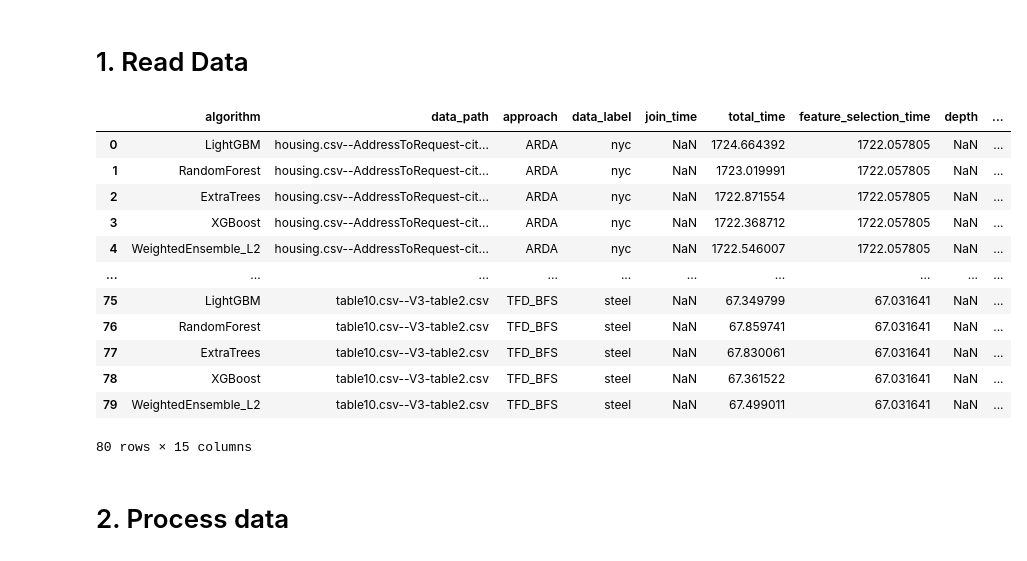
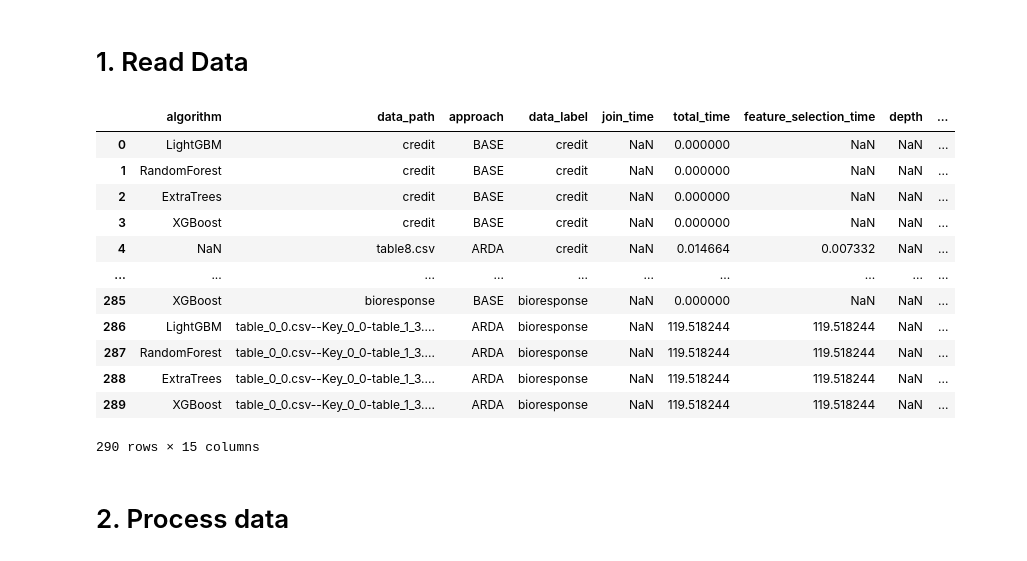
Before and after one commit to delftdata/autofeat, a Jupyter notebook: Visualisations-May.ipynb, the cells around one changed output. Cells and saved outputs as stored; diff of their text form; code cells hidden in the pictures.

```diff
--- a/Visualisations-May.ipynb
+++ b/Visualisations-May.ipynb
@@ -18,29 +17,29 @@ import ast
 # %%
 # read data
 
 folder_name = os.path.abspath(os.path.abspath(''))
 
-dataset_path = "results/2024"
+dataset_path = "results/"
 result_file = "all_results_autogluon.csv"
 
 
 filepath = os.path.join(folder_name, f"{dataset_path}/{result_file}")
-dataframe = pd.read_csv(filepath)
+dataframe = pd.read_csv(filepath, header=0, sep=";", engine="python", decimal=",")
 dataframe
 # %% [output]
 |  | algorithm | data_path | approach | data_label | join_time | total_time | feature_selection_time | depth | ... |
-| 0 | LightGBM | housing.csv--AddressToRequest-cit... | ARDA | nyc | NaN | 1724.664392 | 1722.057805 | NaN | ... |
-| 1 | RandomForest | housing.csv--AddressToRequest-cit... | ARDA | nyc | NaN | 1723.019991 | 1722.057805 | NaN | ... |
-| 2 | ExtraTrees | housing.csv--AddressToRequest-cit... | ARDA | nyc | NaN | 1722.871554 | 1722.057805 | NaN | ... |
-| 3 | XGBoost | housing.csv--AddressToRequest-cit... | ARDA | nyc | NaN | 1722.368712 | 1722.057805 | NaN | ... |
-| 4 | WeightedEnsemble_L2 | housing.csv--AddressToRequest-cit... | ARDA | nyc | NaN | 1722.546007 | 1722.057805 | NaN | ... |
+| 0 | LightGBM | credit | BASE | credit | NaN | 0.000000 | NaN | NaN | ... |
+| 1 | RandomForest | credit | BASE | credit | NaN | 0.000000 | NaN | NaN | ... |
+| 2 | ExtraTrees | credit | BASE | credit | NaN | 0.000000 | NaN | NaN | ... |
+| 3 | XGBoost | credit | BASE | credit | NaN | 0.000000 | NaN | NaN | ... |
+| 4 | NaN | table8.csv | ARDA | credit | NaN | 0.014664 | 0.007332 | NaN | ... |
 | ... | ... | ... | ... | ... | ... | ... | ... | ... | ... |
-| 75 | LightGBM | table10.csv--V3-table2.csv | TFD_BFS | steel | NaN | 67.349799 | 67.031641 | NaN | ... |
-| 76 | RandomForest | table10.csv--V3-table2.csv | TFD_BFS | steel | NaN | 67.859741 | 67.031641 | NaN | ... |
-| 77 | ExtraTrees | table10.csv--V3-table2.csv | TFD_BFS | steel | NaN | 67.830061 | 67.031641 | NaN | ... |
-| 78 | XGBoost | table10.csv--V3-table2.csv | TFD_BFS | steel | NaN | 67.361522 | 67.031641 | NaN | ... |
-| 79 | WeightedEnsemble_L2 | table10.csv--V3-table2.csv | TFD_BFS | steel | NaN | 67.499011 | 67.031641 | NaN | ... |
+| 285 | XGBoost | bioresponse | BASE | bioresponse | NaN | 0.000000 | NaN | NaN | ... |
+| 286 | LightGBM | table_0_0.csv--Key_0_0-table_1_3.... | ARDA | bioresponse | NaN | 119.518244 | 119.518244 | NaN | ... |
+| 287 | RandomForest | table_0_0.csv--Key_0_0-table_1_3.... | ARDA | bioresponse | NaN | 119.518244 | 119.518244 | NaN | ... |
+| 288 | ExtraTrees | table_0_0.csv--Key_0_0-table_1_3.... | ARDA | bioresponse | NaN | 119.518244 | 119.518244 | NaN | ... |
+| 289 | XGBoost | table_0_0.csv--Key_0_0-table_1_3.... | ARDA | bioresponse | NaN | 119.518244 | 119.518244 | NaN | ... |
-80 rows × 15 columns
+290 rows × 15 columns
 # %% [markdown]
 # 2. Process data
 # %% [markdown]
```
Also changed, not shown: parts of 17 cells of this notebook.
